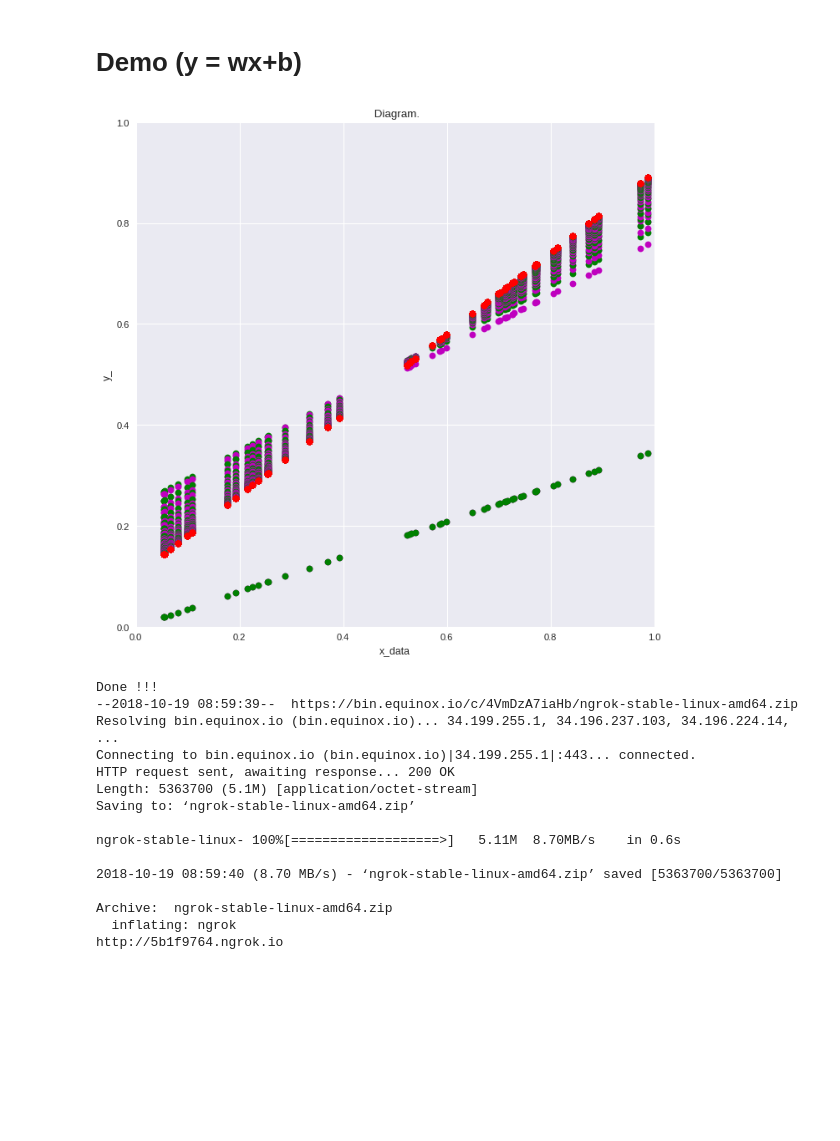
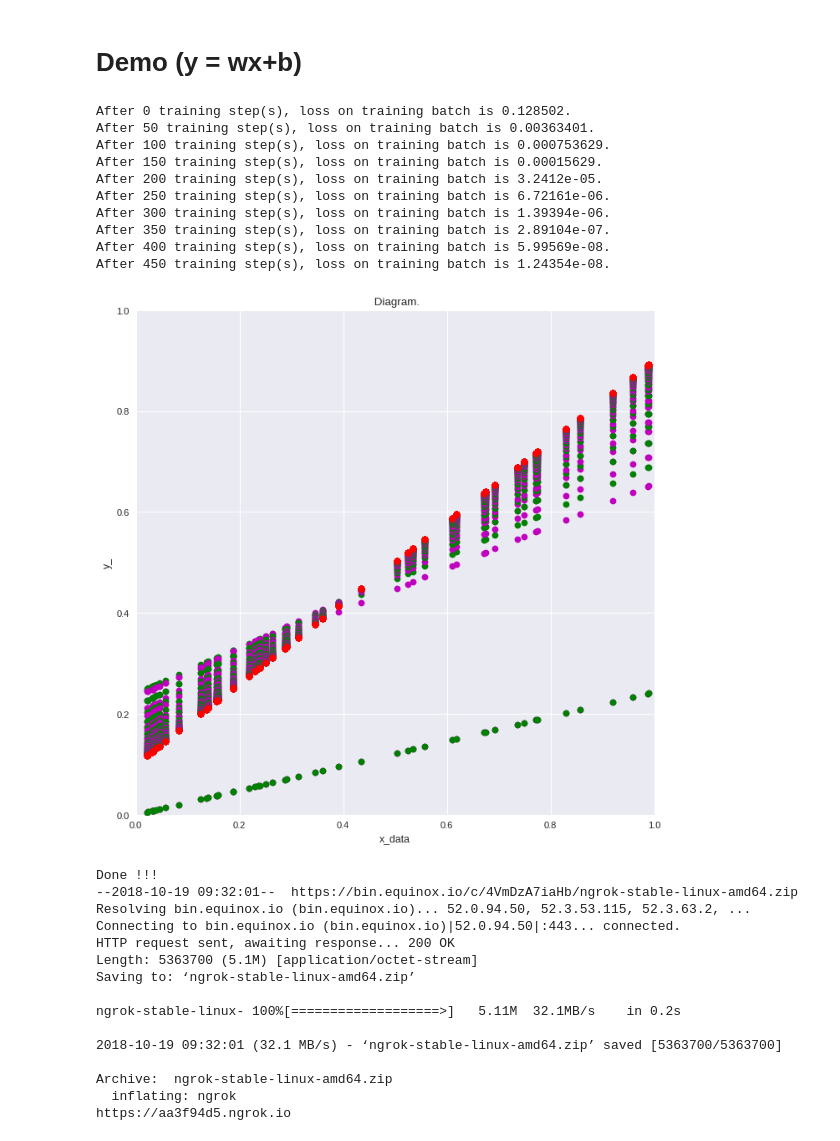
Before and after one commit to carl1314/Machine_Learning, a Jupyter notebook: wxplusb.ipynb, the cells around one changed output. Saved outputs shown, nothing was run; the diff lists cells and outputs as text; code cells hidden in the pictures; blank space fills up the shorter version.

```diff
--- a/wxplusb.ipynb
+++ b/wxplusb.ipynb
@@ -74,6 +74,8 @@ sess.run(init)
 plt.figure(figsize=(10, 10), dpi=80)
 plt.ion()
 
+#Save
+saver = tf.train.Saver()
 
 for step in range(MAX_STEPS):
 
@@ -85,50 +87,65 @@ for step in range(MAX_STEPS):
     plt.plot(x_data,y_data,'ro',color='r',linewidth=0.5)
 
     run_options = tf.RunOptions(trace_level=tf.RunOptions.FULL_TRACE)
-    summary,y_re, _ = sess.run([merged,y,train_step],feed_dict=feed_dict(),options=run_options)
+    summary,y_re,loss_value, _ = sess.run([merged,y,loss,train_step],feed_dict=feed_dict(),options=run_options)
     train_writer.add_summary(summary, step)
+
+    if step % 50 == 0:
+      print("After %d training step(s), loss on training batch is %g." %(step, loss_value))
+      saver.save(sess,'./log/models/mnist_model.ckpt', global_step=step)
+
     #print(step)
     if step % 10 == 0:
         plt.plot(x_data,y_re,'ro', color='m',linewidth=0.5)
     if step % 15 == 0:
         plt.plot(x_data,y_re,'ro', color='g',linewidth=0.5)
 
 
 plt.ioff()
 plt.show()
 
 #close FileWriter
 train_writer.close()
 sess.close()
 
 print("Done !!!")
 
 #https://www.dlology.com/blog/quick-guide-to-run-tensorboard-in-google-colab/
 
 !wget https://bin.equinox.io/c/4VmDzA7iaHb/ngrok-stable-linux-amd64.zip
 !unzip ngrok-stable-linux-amd64.zip
 
 LOG_DIR = './log'
 get_ipython().system_raw('tensorboard --logdir {} --host 0.0.0.0 --port 6006 &'.format(LOG_DIR))
 
 get_ipython().system_raw('./ngrok http 6006 &')
 
 
 ! curl -s http://localhost:4040/api/tunnels | python3 -c "import sys, json; print(json.load(sys.stdin)['tunnels'][0]['public_url'])"
 # %% [output]
+After 0 training step(s), loss on training batch is 0.128502.
+After 50 training step(s), loss on training batch is 0.00363401.
+After 100 training step(s), loss on training batch is 0.000753629.
+After 150 training step(s), loss on training batch is 0.00015629.
+After 200 training step(s), loss on training batch is 3.2412e-05.
+After 250 training step(s), loss on training batch is 6.72161e-06.
+After 300 training step(s), loss on training batch is 1.39394e-06.
+After 350 training step(s), loss on training batch is 2.89104e-07.
+After 400 training step(s), loss on training batch is 5.99569e-08.
+After 450 training step(s), loss on training batch is 1.24354e-08.
-[figure, old version]
+[figure, new version]
-Done !!!
---2018-10-19 08:59:39--  https://bin.equinox.io/c/4VmDzA7iaHb/ngrok-stable-linux-amd64.zip
-Resolving bin.equinox.io (bin.equinox.io)... 34.199.255.1, 34.196.237.103, 34.196.224.14, ...
-Connecting to bin.equinox.io (bin.equinox.io)|34.199.255.1|:443... connected.
-HTTP request sent, awaiting response... 200 OK
-Length: 5363700 (5.1M) [application/octet-stream]
-Saving to: ‘ngrok-stable-linux-amd64.zip’
-
-ngrok-stable-linux- 100%[===================>]   5.11M  8.70MB/s    in 0.6s
-
-2018-10-19 08:59:40 (8.70 MB/s) - ‘ngrok-stable-linux-amd64.zip’ saved [5363700/5363700]
-
-Archive:  ngrok-stable-linux-amd64.zip
-  inflating: ngrok
-http://5b1f9764.ngrok.io
+Done !!!
+--2018-10-19 09:32:01--  https://bin.equinox.io/c/4VmDzA7iaHb/ngrok-stable-linux-amd64.zip
+Resolving bin.equinox.io (bin.equinox.io)... 52.0.94.50, 52.3.53.115, 52.3.63.2, ...
+Connecting to bin.equinox.io (bin.equinox.io)|52.0.94.50|:443... connected.
+HTTP request sent, awaiting response... 200 OK
+Length: 5363700 (5.1M) [application/octet-stream]
+Saving to: ‘ngrok-stable-linux-amd64.zip’
+
+ngrok-stable-linux- 100%[===================>]   5.11M  32.1MB/s    in 0.2s
+
+2018-10-19 09:32:01 (32.1 MB/s) - ‘ngrok-stable-linux-amd64.zip’ saved [5363700/5363700]
+
+Archive:  ngrok-stable-linux-amd64.zip
+  inflating: ngrok
+https://aa3f94d5.ngrok.io
```
